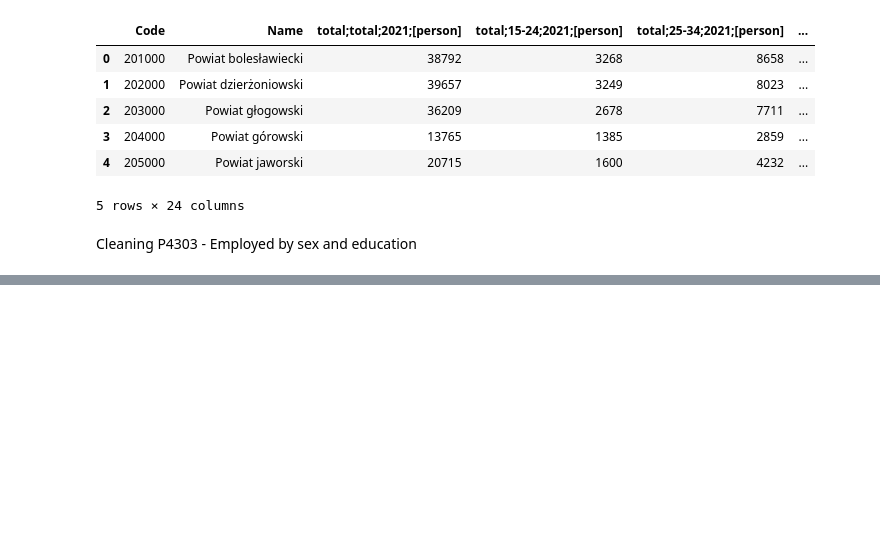
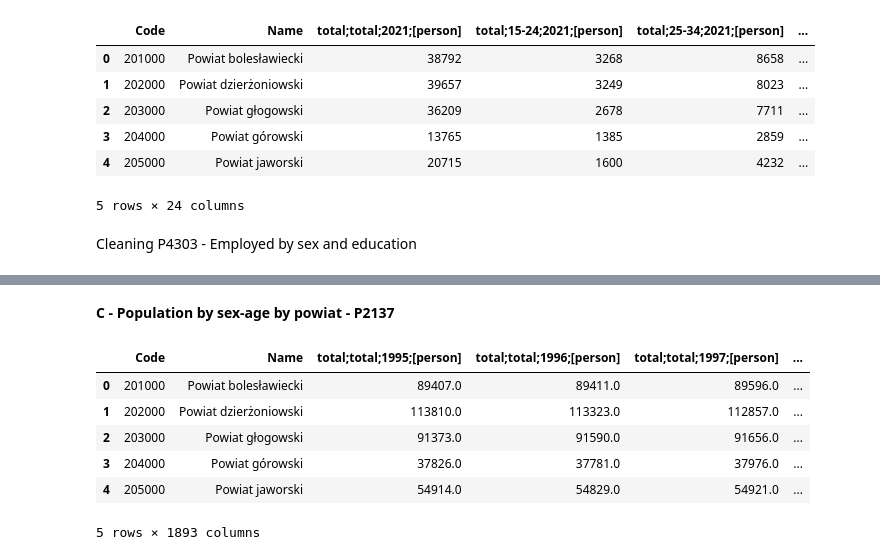
Before and after one commit to harrisonluff/Group_Project_Y3, a Jupyter notebook: notebooks/cleaning/03_01_cleaning_population.ipynb, the cells around one changed output, grey strips where cells are left out. Cells and saved outputs as stored; diff of their text form; code cells hidden in the pictures; blank space fills up the shorter version.

Commit message:
Cleaned yearly sex-age group population by powiat series

```diff
--- a/notebooks/cleaning/03_01_cleaning_population.ipynb
+++ b/notebooks/cleaning/03_01_cleaning_population.ipynb
@@ -177,3 +177,16 @@ out = long.rename(
     ]
 
 out.to_csv(repo_root / "cleaned/03_01_outcome_data/emp_nc_sex_ed_p4303.csv")
+# %% [markdown]
+**C - Population by sex-age by powiat - P2137**
+# %%
+pop_sa_yr = pd.read_csv(repo_root / "raw/03_01_population_data/03_01_pop_p2137_sex_agegr.csv", delimiter=";")
+pop_sa_yr.head()
+# %% [output]
+|  | Code | Name | total;total;1995;[person] | total;total;1996;[person] | total;total;1997;[person] | ... |
+| 0 | 201000 | Powiat bolesławiecki | 89407.0 | 89411.0 | 89596.0 | ... |
+| 1 | 202000 | Powiat dzierżoniowski | 113810.0 | 113323.0 | 112857.0 | ... |
+| 2 | 203000 | Powiat głogowski | 91373.0 | 91590.0 | 91656.0 | ... |
+| 3 | 204000 | Powiat górowski | 37826.0 | 37781.0 | 37976.0 | ... |
+| 4 | 205000 | Powiat jaworski | 54914.0 | 54829.0 | 54921.0 | ... |
+5 rows × 1893 columns
```
Also changed, not shown: parts of 1 cell of this notebook, 1 other file.
